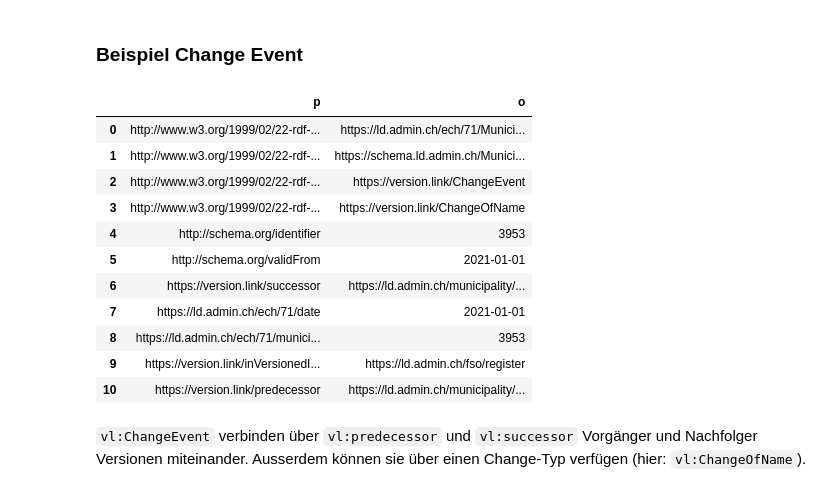
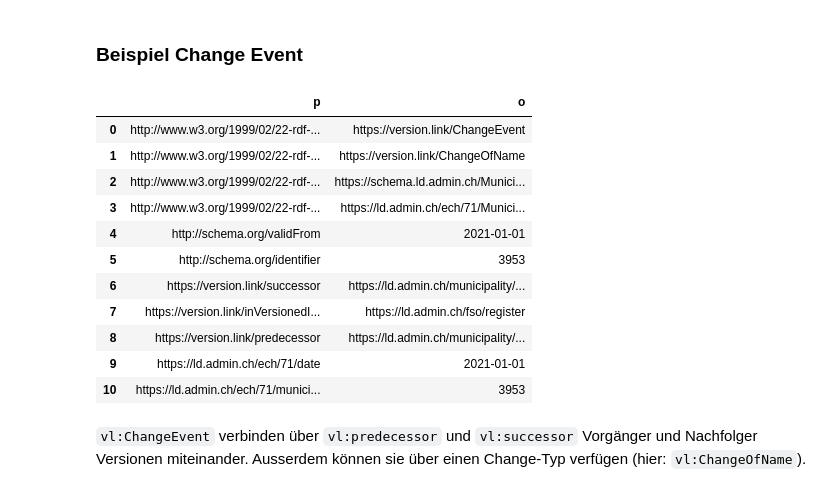
Before and after one commit to SwissFederalArchives/LD-Tutorials, a Jupyter notebook: content/version_link.ipynb, the cells around one changed output. Saved outputs shown, nothing was run; the diff lists cells and outputs as text; code cells hidden in the pictures.

```diff
--- a/content/version_link.ipynb
+++ b/content/version_link.ipynb
@@ -1117,34 +1126,34 @@ Um die verschiedenen Ereignisse rund um die Entwicklung von Gemeinden genauer zu
 # %%
 df = await query("""
 
 PREFIX vl: <https://version.link/>
 PREFIX admin: <https://schema.ld.admin.ch/>
 PREFIX schema: <http://schema.org/>
 
 SELECT *
 FROM <https://lindas.admin.ch/fso/register>
 WHERE {
 
     <https://ld.admin.ch/municipality/changeevent/3953> ?p ?o.
 }
 
 
-""", "https://test.lindas.admin.ch/query")
+""")
 
 display_result(df)
 # %% [output]
 |  | p | o |
-| 0 | http://www.w3.org/1999/02/22-rdf-... | https://ld.admin.ch/ech/71/Munici... |
-| 1 | http://www.w3.org/1999/02/22-rdf-... | https://schema.ld.admin.ch/Munici... |
-| 2 | http://www.w3.org/1999/02/22-rdf-... | https://version.link/ChangeEvent |
-| 3 | http://www.w3.org/1999/02/22-rdf-... | https://version.link/ChangeOfName |
-| 4 | http://schema.org/identifier | 3953 |
-| 5 | http://schema.org/validFrom | 2021-01-01 |
+| 0 | http://www.w3.org/1999/02/22-rdf-... | https://version.link/ChangeEvent |
+| 1 | http://www.w3.org/1999/02/22-rdf-... | https://version.link/ChangeOfName |
+| 2 | http://www.w3.org/1999/02/22-rdf-... | https://schema.ld.admin.ch/Munici... |
+| 3 | http://www.w3.org/1999/02/22-rdf-... | https://ld.admin.ch/ech/71/Munici... |
+| 4 | http://schema.org/validFrom | 2021-01-01 |
+| 5 | http://schema.org/identifier | 3953 |
 | 6 | https://version.link/successor | https://ld.admin.ch/municipality/... |
-| 7 | https://ld.admin.ch/ech/71/date | 2021-01-01 |
-| 8 | https://ld.admin.ch/ech/71/munici... | 3953 |
-| 9 | https://version.link/inVersionedI... | https://ld.admin.ch/fso/register |
-| 10 | https://version.link/predecessor | https://ld.admin.ch/municipality/... |
+| 7 | https://version.link/inVersionedI... | https://ld.admin.ch/fso/register |
+| 8 | https://version.link/predecessor | https://ld.admin.ch/municipality/... |
+| 9 | https://ld.admin.ch/ech/71/date | 2021-01-01 |
+| 10 | https://ld.admin.ch/ech/71/munici... | 3953 |
 # %% [markdown]
 `vl:ChangeEvent` verbinden über `vl:predecessor` und `vl:successor` Vorgänger und Nachfolger Versionen miteinander. Ausserdem können sie über einen Change-Typ verfügen (hier: `vl:ChangeOfName`).
 # %% [markdown]
```
Also changed, not shown: parts of 26 cells of this notebook.
